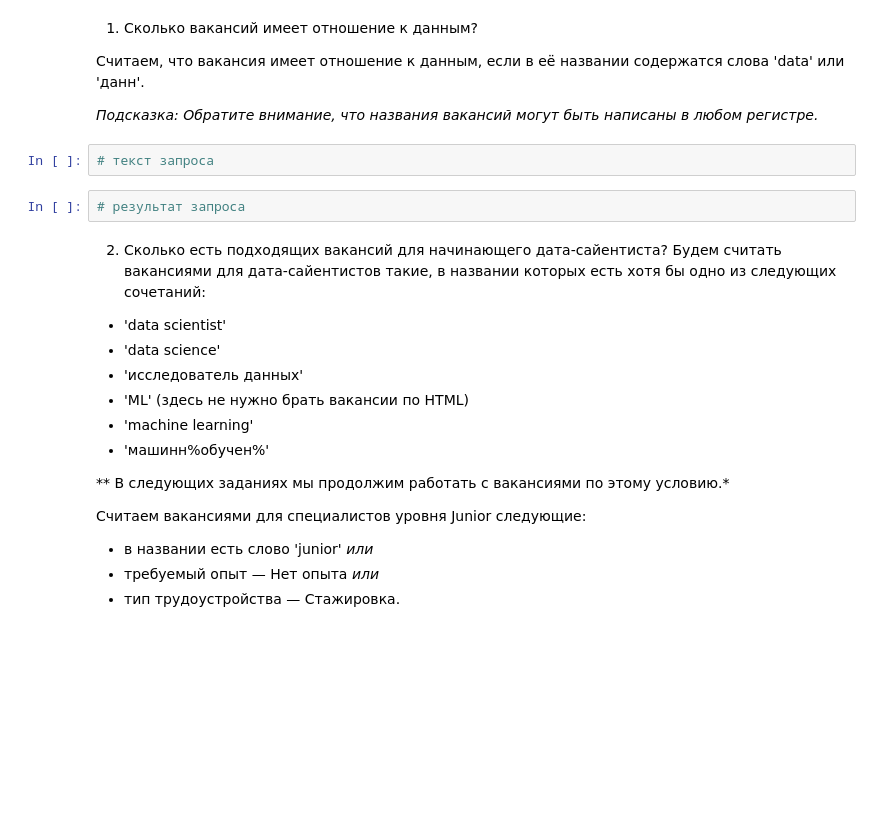
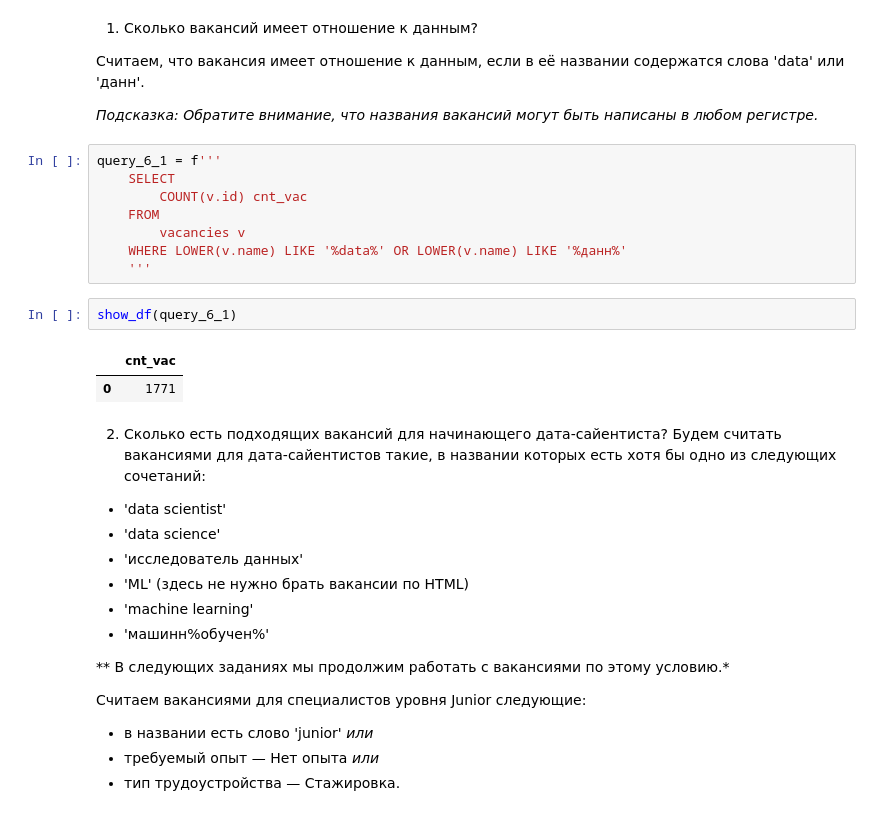
Before and after one commit to Daqria/Head-Hunter-SQL, a Jupyter notebook: HH_PROJECT.ipynb, the cells around one changed output. Cells and saved outputs as stored; diff of their text form; blank space fills up the shorter version.

```diff
--- a/HH_PROJECT.ipynb
+++ b/HH_PROJECT.ipynb
@@ -494,9 +494,18 @@ show_df(query_5_7)
 
 *Подсказка: Обратите внимание, что названия вакансий могут быть написаны в любом регистре.*
 # %%
-# текст запроса
+query_6_1 = f'''
+    SELECT
+        COUNT(v.id) cnt_vac
+    FROM
+        vacancies v
+    WHERE LOWER(v.name) LIKE '%data%' OR LOWER(v.name) LIKE '%данн%'
+    '''
 # %%
-# результат запроса
+show_df(query_6_1)
+# %% [output]
+|  | cnt_vac |
+| 0 | 1771 |
 # %% [markdown]
 2. Сколько есть подходящих вакансий для начинающего дата-сайентиста?
 Будем считать вакансиями для дата-сайентистов такие, в названии которых есть хотя бы одно из следующих сочетаний:
```
Also changed, not shown: parts of 2 cells of this notebook.
